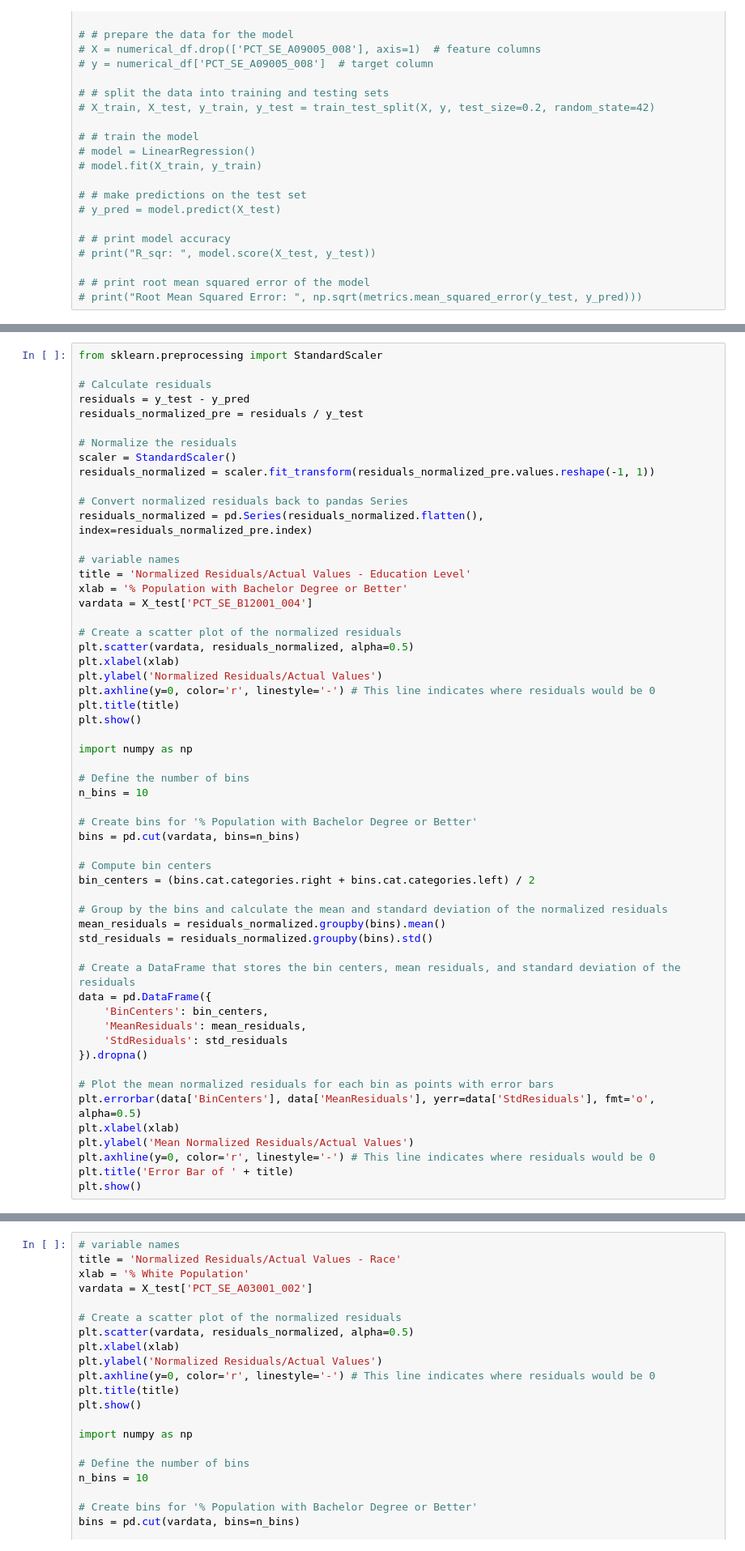
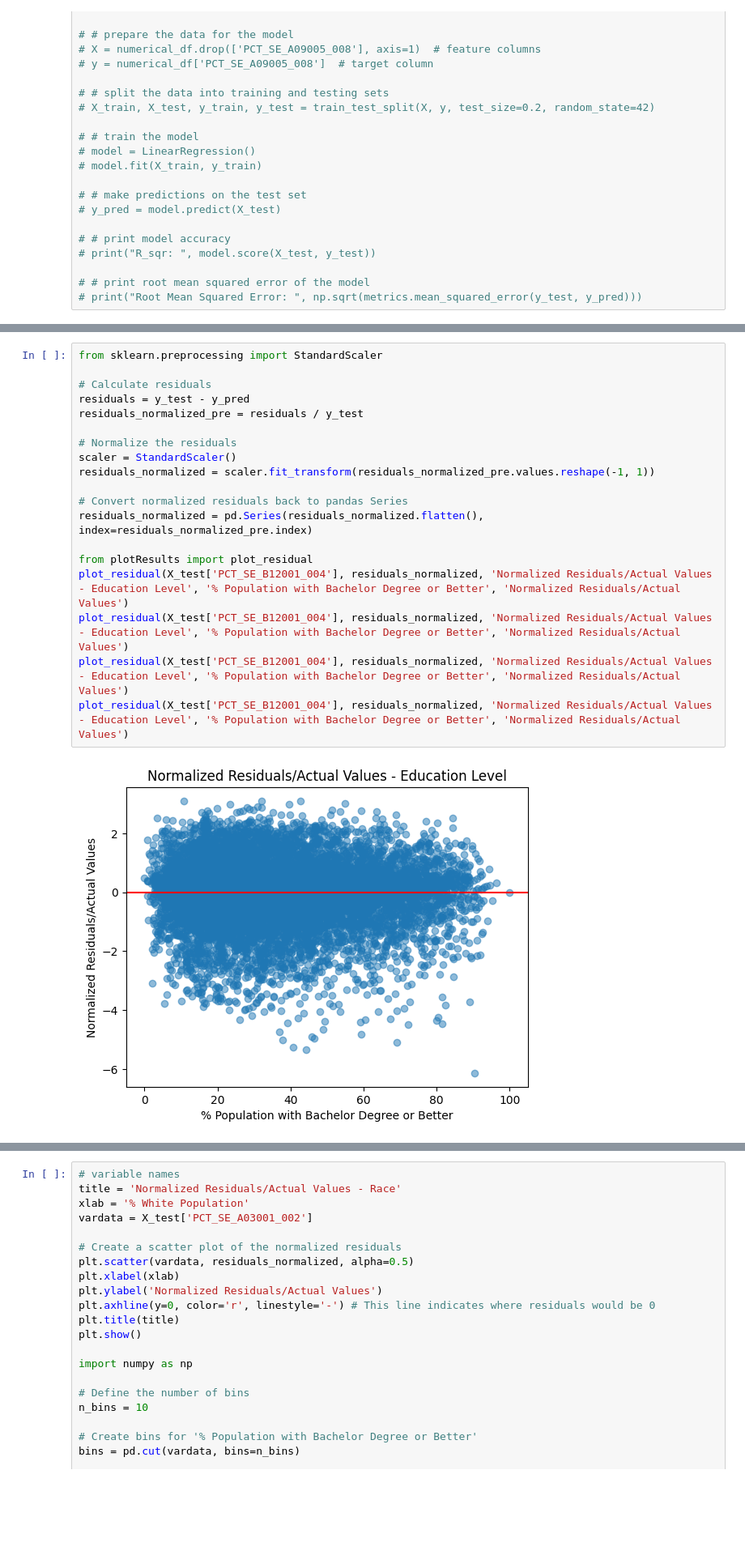
Before and after one commit to NomiBobby/BuildingEnergy-RemoteWorking, a Jupyter notebook: seperate-run/training.ipynb, the cells around one changed output, grey strips where cells are left out. Shown at 81% size. Drawn from its saved outputs; the diff is of its cells as text; blank space fills up the shorter version.

Commit message:
update to use plotting modules

```diff
--- a/seperate-run/training.ipynb
+++ b/seperate-run/training.ipynb
@@ -84,56 +82,21 @@ FileNotFoundError: [Errno 2] No such file or directory: 'corr_01.csv'
-# %%
-from sklearn.preprocessing import StandardScaler
-
-# Calculate residuals
-residuals = y_test - y_pred
-residuals_normalized_pre = residuals / y_test
-
-# Normalize the residuals
-scaler = StandardScaler()
-residuals_normalized = scaler.fit_transform(residuals_normalized_pre.values.reshape(-1, 1))
-
-# Convert normalized residuals back to pandas Series
-residuals_normalized = pd.Series(residuals_normalized.flatten(), index=residuals_normalized_pre.index)
-
-# variable names
-title = 'Normalized Residuals/Actual Values - Education Level'
-xlab = '% Population with Bachelor Degree or Better'
-vardata = X_test['PCT_SE_B12001_004']
-
-# Create a scatter plot of the normalized residuals
-plt.scatter(vardata, residuals_normalized, alpha=0.5)
-plt.xlabel(xlab)
-plt.ylabel('Normalized Residuals/Actual Values')
-plt.axhline(y=0, color='r', linestyle='-') # This line indicates where residuals would be 0
-plt.title(title)
-plt.show()
-
-import numpy as np
-
-# Define the number of bins
-n_bins = 10
-
-# Create bins for '% Population with Bachelor Degree or Better'
-bins = pd.cut(vardata, bins=n_bins)
-
-# Compute bin centers
-bin_centers = (bins.cat.categories.right + bins.cat.categories.left) / 2
-
-# Group by the bins and calculate the mean and standard deviation of the normalized residuals
-mean_residuals = residuals_normalized.groupby(bins).mean()
-std_residuals = residuals_normalized.groupby(bins).std()
-
-# Create a DataFrame that stores the bin centers, mean residuals, and standard deviation of the residuals
-data = pd.DataFrame({
-    'BinCenters': bin_centers,
-    'MeanResiduals': mean_residuals,
-    'StdResiduals': std_residuals
-}).dropna()
-
-# Plot the mean normalized residuals for each bin as points with error bars
-plt.errorbar(data['BinCenters'], data['MeanResiduals'], yerr=data['StdResiduals'], fmt='o', alpha=0.5)
-plt.xlabel(xlab)
-plt.ylabel('Mean Normalized Residuals/Actual Values')
-plt.axhline(y=0, color='r', linestyle='-') # This line indicates where residuals would be 0
-plt.title('Error Bar of ' + title)
-plt.show()
+# %%
+from sklearn.preprocessing import StandardScaler
+
+# Calculate residuals
+residuals = y_test - y_pred
+residuals_normalized_pre = residuals / y_test
+
+# Normalize the residuals
+scaler = StandardScaler()
+residuals_normalized = scaler.fit_transform(residuals_normalized_pre.values.reshape(-1, 1))
+
+# Convert normalized residuals back to pandas Series
+residuals_normalized = pd.Series(residuals_normalized.flatten(), index=residuals_normalized_pre.index)
+
+from plotResults import plot_residual
+plot_residual(X_test['PCT_SE_B12001_004'], residuals_normalized, 'Normalized Residuals/Actual Values - Education Level', '% Population with Bachelor Degree or Better', 'Normalized Residuals/Actual Values')
+plot_residual(X_test['PCT_SE_B12001_004'], residuals_normalized, 'Normalized Residuals/Actual Values - Education Level', '% Population with Bachelor Degree or Better', 'Normalized Residuals/Actual Values')
+plot_residual(X_test['PCT_SE_B12001_004'], residuals_normalized, 'Normalized Residuals/Actual Values - Education Level', '% Population with Bachelor Degree or Better', 'Normalized Residuals/Actual Values')
+plot_residual(X_test['PCT_SE_B12001_004'], residuals_normalized, 'Normalized Residuals/Actual Values - Education Level', '% Population with Bachelor Degree or Better', 'Normalized Residuals/Actual Values')
+# %% [output]
+[figure, added]
```
Also changed, not shown: parts of 2 cells of this notebook.
